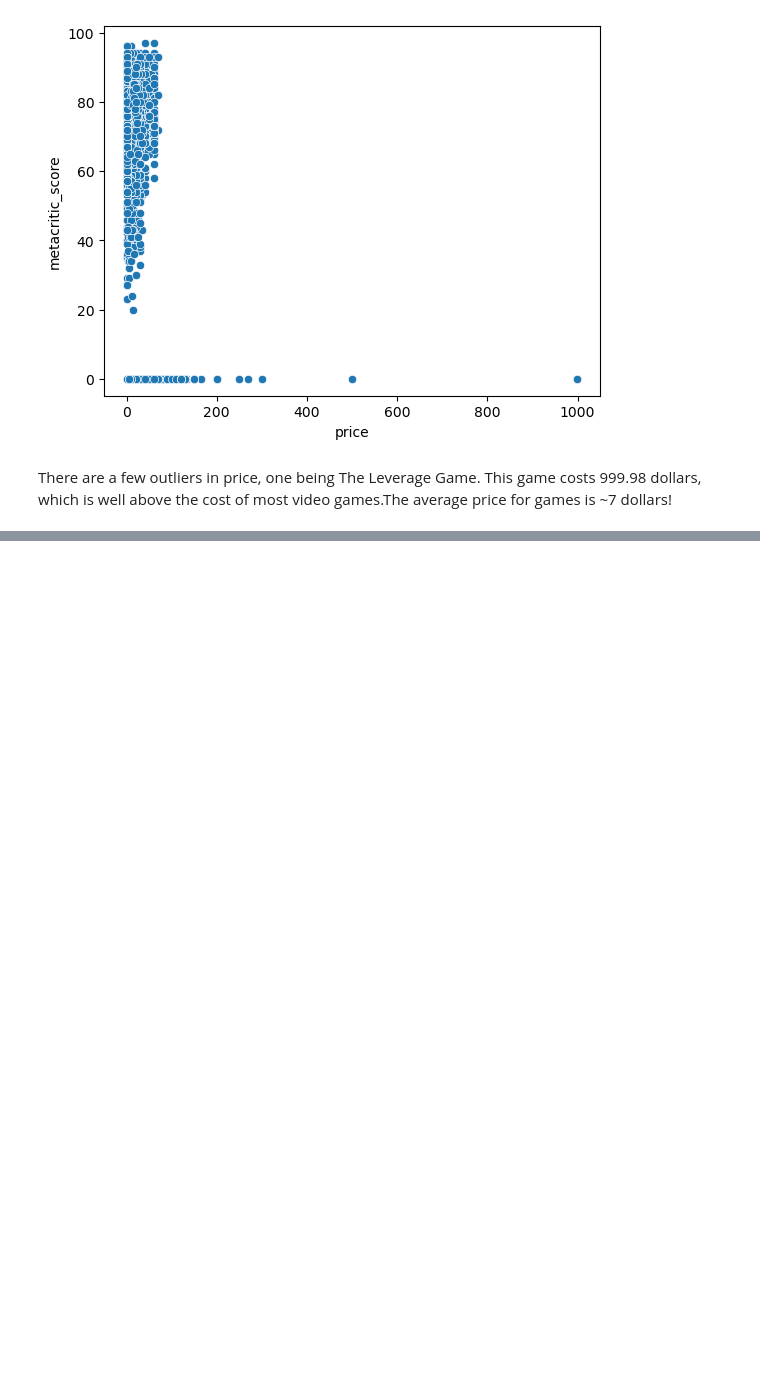
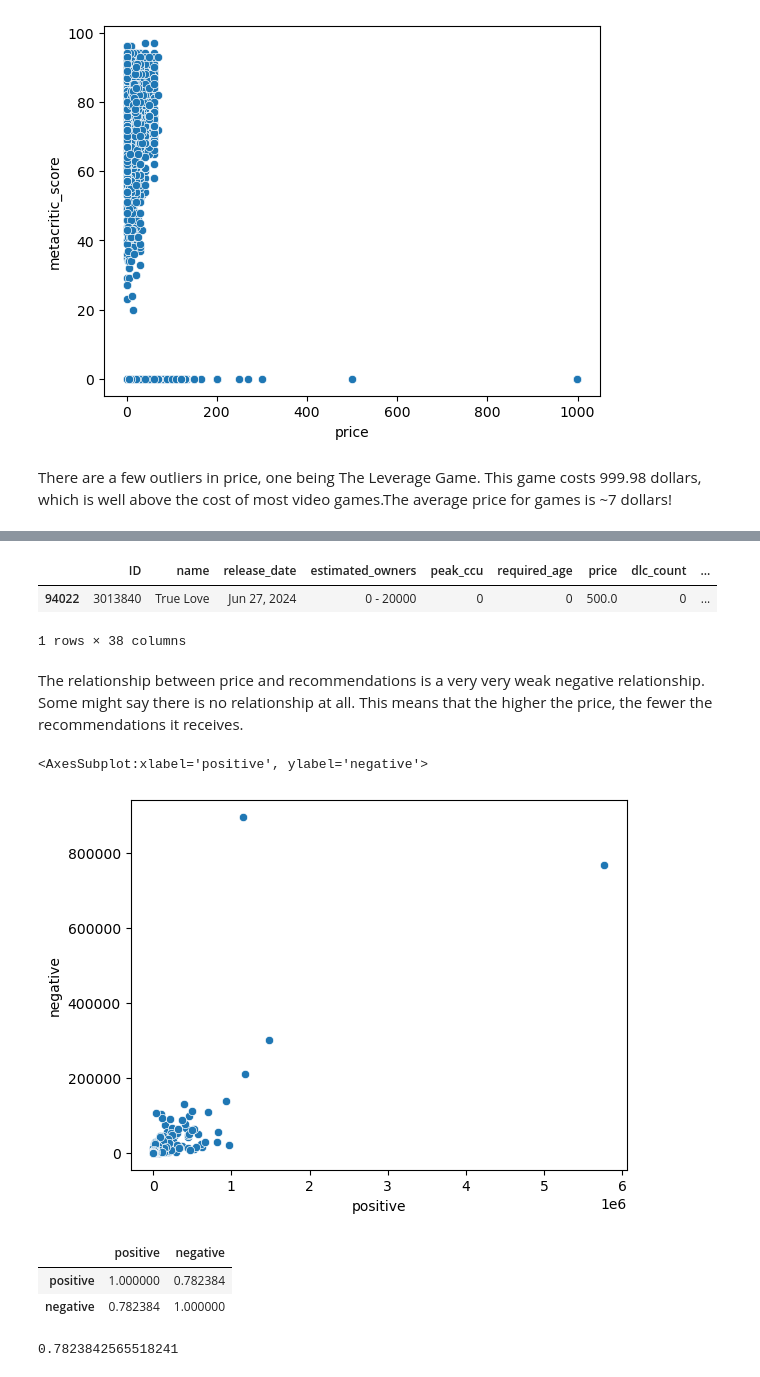
Before and after one commit to SSpindt/AI, a Jupyter notebook: Semester 1/Games/Games.ipynb, the cells around one changed output, grey strips where cells are left out. Cells and saved outputs as stored; diff of their text form; code cells hidden in the pictures; blank space fills up the shorter version.

Commit message:
Pearson correlation calc

```diff
--- a/Semester 1/Games/Games.ipynb
+++ b/Semester 1/Games/Games.ipynb
@@ -178,0 +171,13 @@ The relationship between price and recommendations is a very very weak negative
+# %%
+cleanedDF[cleanedDF["price"] == cleanedDF["price"].max()]
+# %% [output]
+|  | ID | name | release_date | estimated_owners | peak_ccu | required_age | price | dlc_count | ... |
+| 94022 | 3013840 | True Love | Jun 27, 2024 | 0 - 20000 | 0 | 0 | 500.0 | 0 | ... |
+1 rows × 38 columns
+# %% [markdown]
+The relationship between price and recommendations is a very very weak negative relationship. Some might say there is no relationship at all. This means that the higher the price, the fewer the recommendations it receives.
+# %%
+sns.scatterplot(data=df, x="positive", y="negative")
+# %% [output]
+<AxesSubplot:xlabel='positive', ylabel='negative'>
+[figure, added]
@@ -178,0 +186,10 @@ The relationship between price and recommendations is a very very weak negative
+# %%
+subDF.corr(method="pearson")
+# %% [output]
+|  | positive | negative |
+| positive | 1.000000 | 0.782384 |
+| negative | 0.782384 | 1.000000 |
+# %%
+df['positive'].corr(df['negative'])
+# %% [output]
+0.7823842565518241
```
Also changed, not shown: parts of 18 cells of this notebook.
